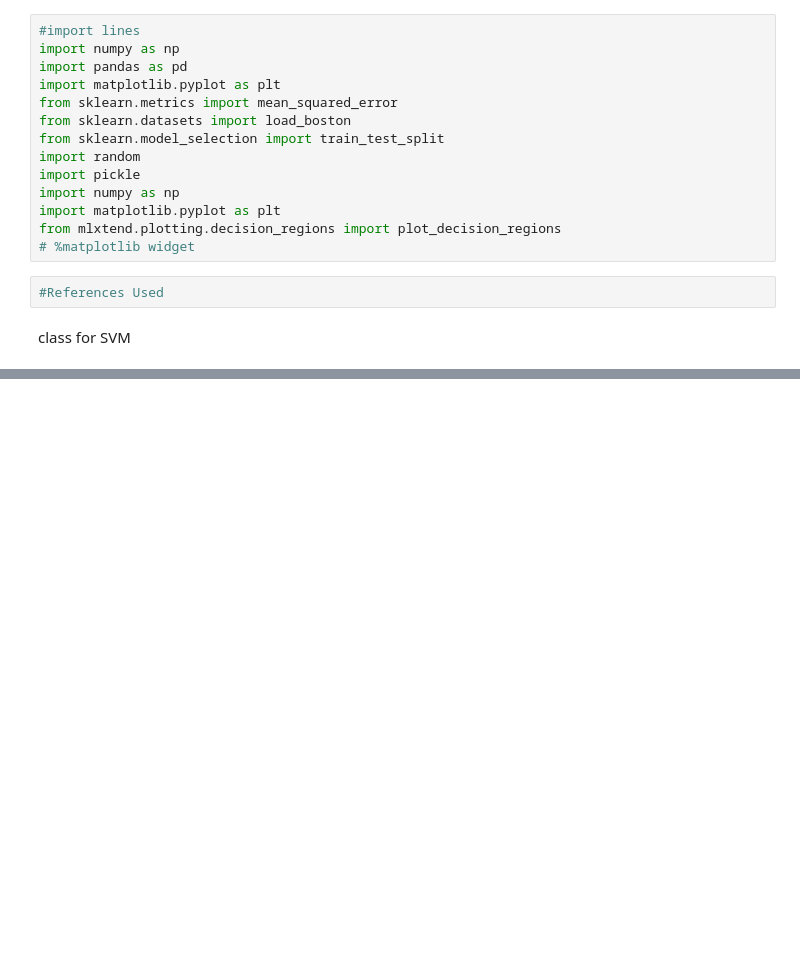
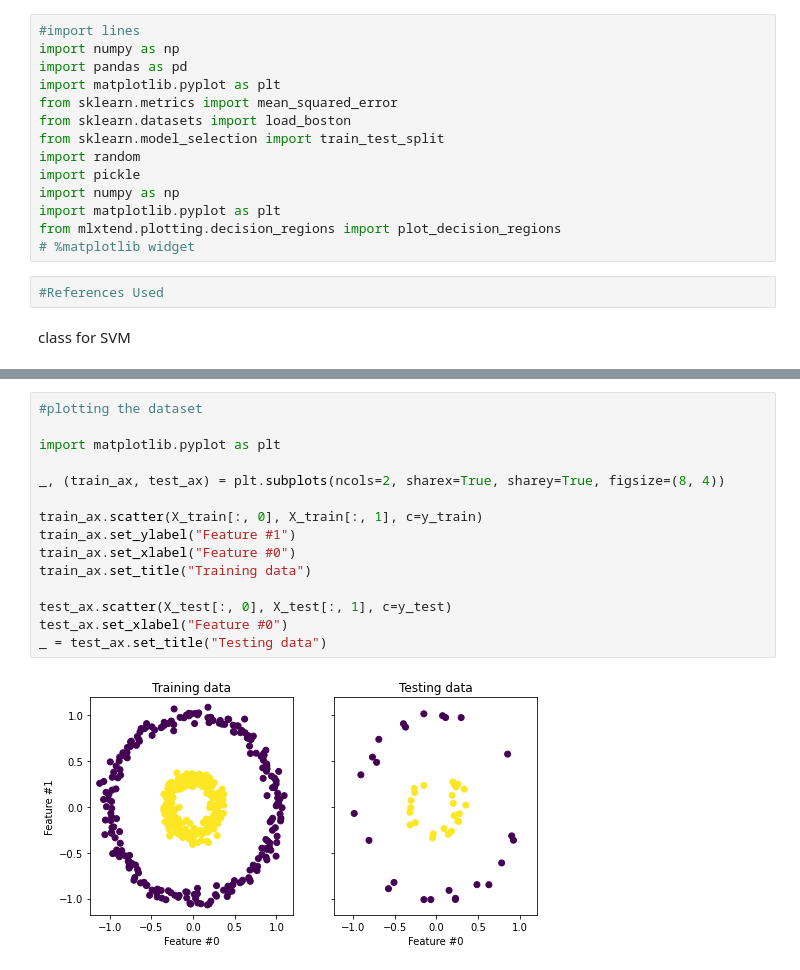
Before and after one commit to nssn96/ML_Neural-networks, a Jupyter notebook: ML_SVM.ipynb, the cells around one changed output, grey strips where cells are left out. Saved outputs shown, nothing was run; the diff lists cells and outputs as text; blank space fills up the shorter version.

```diff
--- a/ML_SVM.ipynb
+++ b/ML_SVM.ipynb
@@ -265,3 +324,20 @@ print(samples.shape, targets.shape)
+# %%
+#plotting the dataset
+
+import matplotlib.pyplot as plt
+
+_, (train_ax, test_ax) = plt.subplots(ncols=2, sharex=True, sharey=True, figsize=(8, 4))
+
+train_ax.scatter(X_train[:, 0], X_train[:, 1], c=y_train)
+train_ax.set_ylabel("Feature #1")
+train_ax.set_xlabel("Feature #0")
+train_ax.set_title("Training data")
+
+test_ax.scatter(X_test[:, 0], X_test[:, 1], c=y_test)
+test_ax.set_xlabel("Feature #0")
+_ = test_ax.set_title("Testing data")
+# %% [output]
+[figure, added]
 # %%
 # creating object and fitting the model
 model = svm(c=5.0)
```
Also changed, not shown: parts of 8 cells of this notebook.
